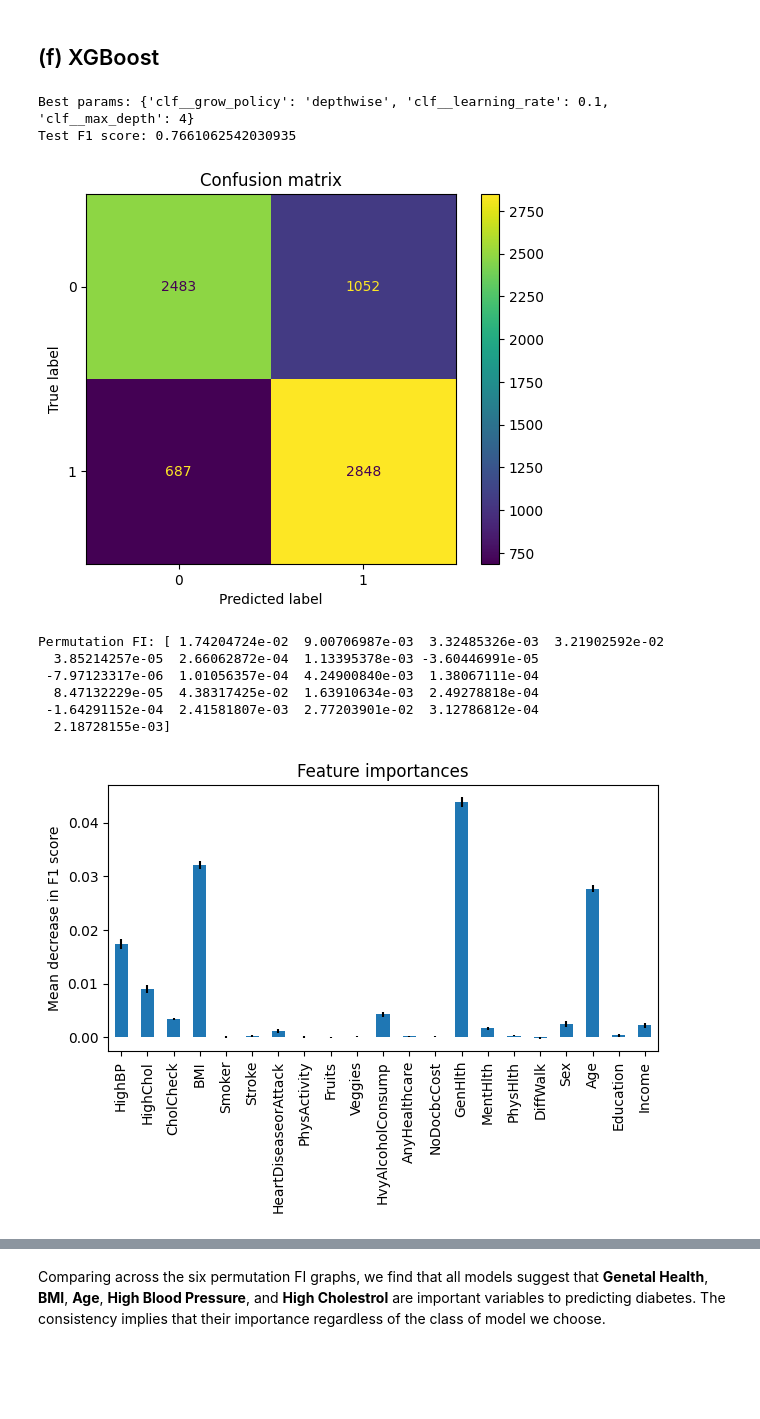
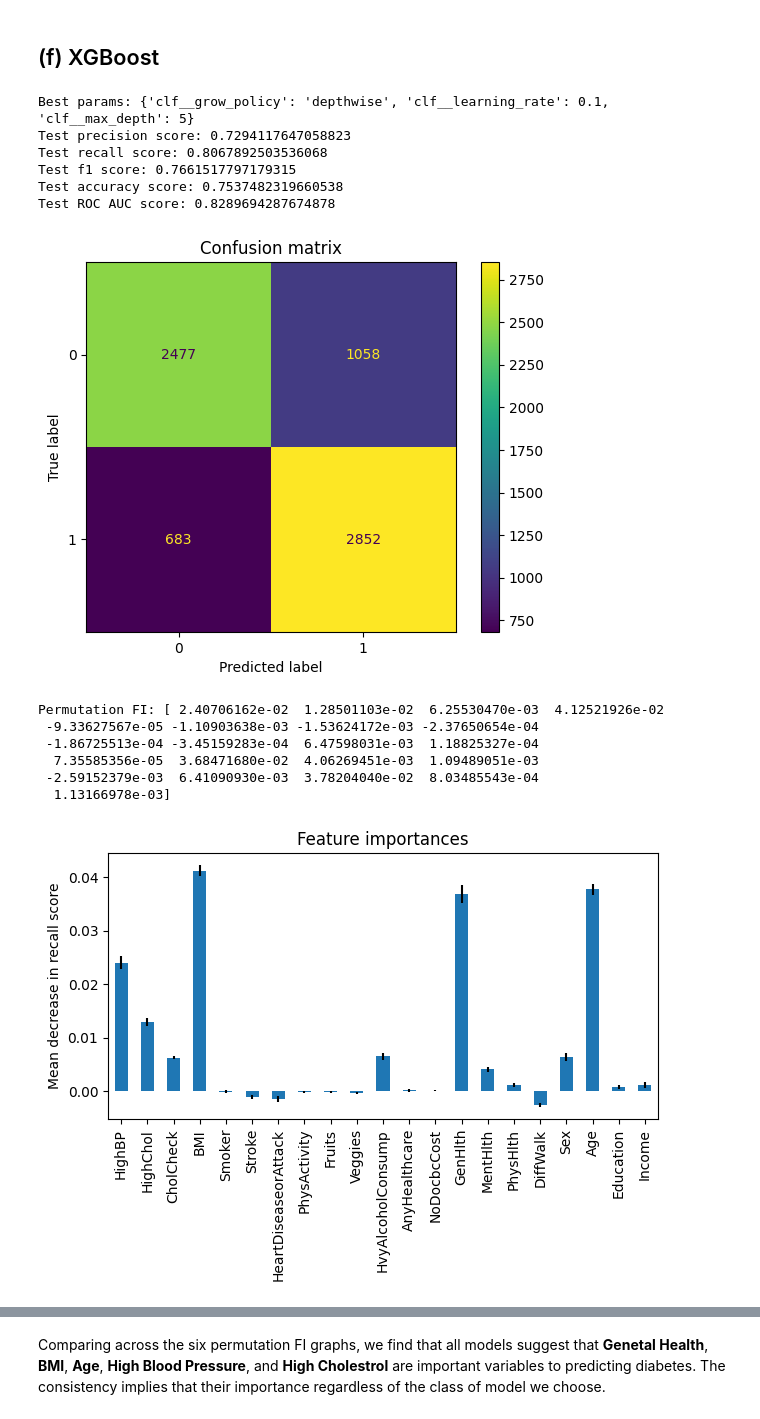
Before and after one commit to rayarxti/rayarxti-671-diabetes-features, a Jupyter notebook: Project_Notebook.ipynb, the cells around one changed output, grey strips where cells are left out. Drawn from its saved outputs; the diff is of its cells as text; code cells hidden in the pictures; blank space fills up the shorter version.

```diff
--- a/Project_Notebook.ipynb
+++ b/Project_Notebook.ipynb
@@ -95,0 +91,11 @@ fig1.show()
+# %%
+var_num = ['BMI', 'MentHlth', 'PhysHlth']
+var_ord = ['GenHlth', 'Age', 'Education', 'Income']
+var_cat = [
+    'HighBP', 'HighChol', 'CholCheck', 'Smoker', 'Stroke',
+    'HeartDiseaseorAttack', 'PhysActivity', 'Fruits', 'Veggies',
+    'HvyAlcoholConsump', 'AnyHealthcare', 'NoDocbcCost', 'DiffWalk', 'Sex'
+]
+
+for var in var_cat:
+  X[var] = X[var].astype(int)
@@ -132,22 +157,28 @@ from sklearn.model_selection import train_test_split
 X_train_val, X_test, y_train_val, y_test = train_test_split(X, y, test_size=0.1, random_state=SEED, stratify=y)
 # %%
 # Pipeline
-def compute_fi(modelclass, parameters):
+def compute_fi(modelclass, parameters, scoring='recall'):
     # Model pipeline: Preprocessing (scaling by robust statistics) + classifier
     scaler = RobustScaler().fit(X_train_val)
     clf = modelclass()
     ppl = Pipeline([('scaler', scaler), ('clf', clf)])
 
     # CV
-    clf_cv = GridSearchCV(ppl, parameters, scoring='f1', refit='f1')
+    clf_cv = GridSearchCV(ppl, parameters, scoring=scoring, refit=scoring)
     clf_cv.fit(X_train_val, y_train_val)
+    cv_results = clf_cv.cv_results_
     print(f"Best params: {clf_cv.best_params_}")
 
     # Fit best model
     ppl = clf_cv.best_estimator_
     ppl.fit(X_train_val, y_train_val)
     y_pred = ppl.predict(X_test)
-    print(f"Test F1 score: {f1_score(y_test, y_pred)}")
+    y_pred_prob = ppl.predict_proba(X_test)
+    print(f"Test precision score: {precision_score(y_test, y_pred)}")
+    print(f"Test recall score: {recall_score(y_test, y_pred)}")
+    print(f"Test f1 score: {f1_score(y_test, y_pred)}")
+    print(f"Test accuracy score: {accuracy_score(y_test, y_pred)}")
+    print(f"Test ROC AUC score: {roc_auc_score(y_test, y_pred_prob[:,1])}")
 
     # Confusion matrix of best model
     cm = ConfusionMatrixDisplay(confusion_matrix(y_test, y_pred))
@@ -157,14 +188,15 @@ def compute_fi(modelclass, parameters):
 
     # Compute permutation feature importance
     perm_fi = permutation_importance(
-        ppl, X, y, scoring='f1', n_repeats=10, random_state=42, n_jobs=2
+        ppl, X, y, scoring=scoring, n_repeats=10, random_state=42, n_jobs=2
     )
     print(f"Permutation FI: {perm_fi['importances_mean']}")
     fig, ax = plt.subplots()
     pd.Series(perm_fi['importances_mean'], index=X.columns).plot.bar(yerr=perm_fi['importances_std'], ax=ax)
     ax.set_title("Feature importances")
-    ax.set_ylabel("Mean decrease in F1 score")
+    ax.set_ylabel(f"Mean decrease in {scoring} score")
     fig.tight_layout()
+    return cv_results, ppl
 # %% [markdown]
 ## Baseline: Random Guess
 # %%
@@ -284,19 +336,23 @@ Permutation FI: [ 0.03455089  0.00686854  0.          0.0196646   0.          0.
 # %%
 parameters = {
     "clf__max_depth": (1, 2, 3, 4, 5),
     "clf__learning_rate": (0.1, 1.0, 10.0),
     "clf__grow_policy": ('depthwise', 'lossguide')
 }
-compute_fi(XGBClassifier, parameters)
+_ = compute_fi(XGBClassifier, parameters)
 # %% [output]
-Best params: {'clf__grow_policy': 'depthwise', 'clf__learning_rate': 0.1, 'clf__max_depth': 4}
-Test F1 score: 0.7661062542030935
+Best params: {'clf__grow_policy': 'depthwise', 'clf__learning_rate': 0.1, 'clf__max_depth': 5}
+Test precision score: 0.7294117647058823
+Test recall score: 0.8067892503536068
+Test f1 score: 0.7661517797179315
+Test accuracy score: 0.7537482319660538
+Test ROC AUC score: 0.8289694287674878
 [figure]
-Permutation FI: [ 1.74204724e-02  9.00706987e-03  3.32485326e-03  3.21902592e-02
-  3.85214257e-05  2.66062872e-04  1.13395378e-03 -3.60446991e-05
- -7.97123317e-06  1.01056357e-04  4.24900840e-03  1.38067111e-04
-  8.47132229e-05  4.38317425e-02  1.63910634e-03  2.49278818e-04
- -1.64291152e-04  2.41581807e-03  2.77203901e-02  3.12786812e-04
-  2.18728155e-03]
+Permutation FI: [ 2.40706162e-02  1.28501103e-02  6.25530470e-03  4.12521926e-02
+ -9.33627567e-05 -1.10903638e-03 -1.53624172e-03 -2.37650654e-04
+ -1.86725513e-04 -3.45159283e-04  6.47598031e-03  1.18825327e-04
+  7.35585356e-05  3.68471680e-02  4.06269451e-03  1.09489051e-03
+ -2.59152379e-03  6.41090930e-03  3.78204040e-02  8.03485543e-04
+  1.13166978e-03]
-[figure, old version]
+[figure, new version]
 # %% [markdown]
```
Also changed, not shown: parts of 24 cells of this notebook.
